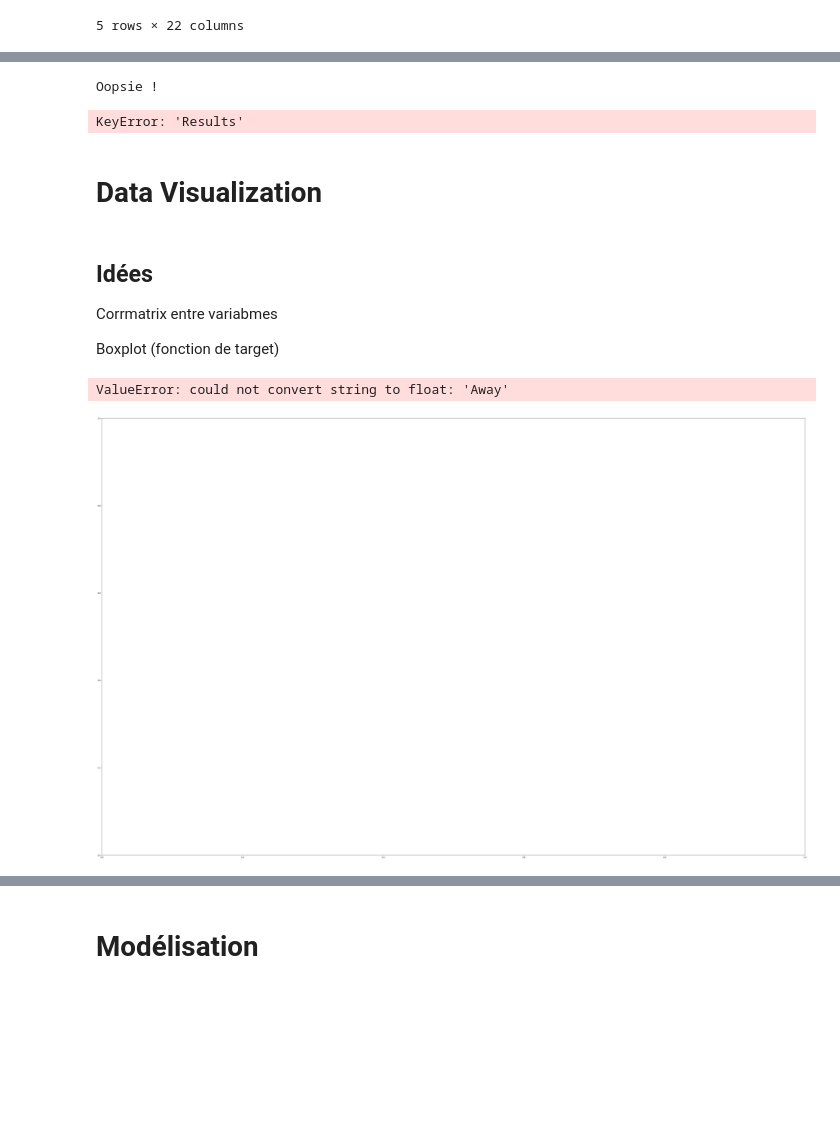
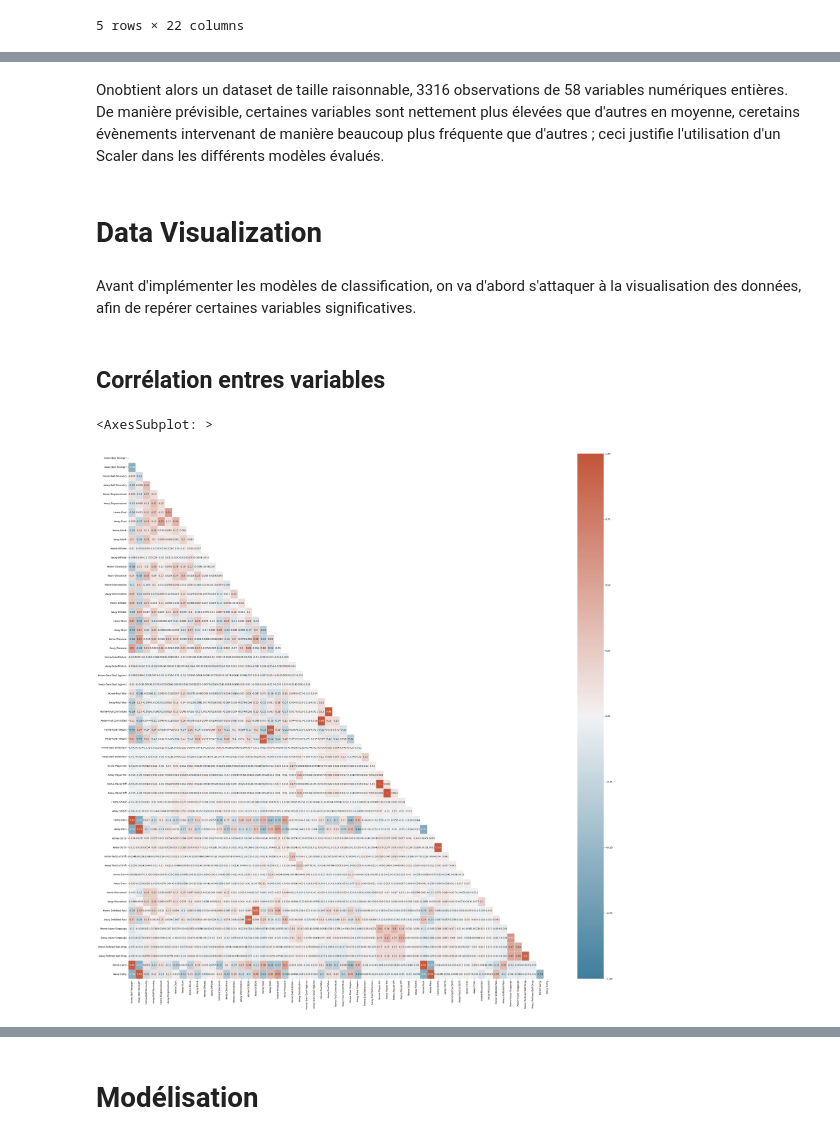
Before and after one commit to JorisCaudard/Algorithme-ML-Football-Match-results-Predictions-, a Jupyter notebook: matchResultPrediction.ipynb, the cells around one changed output, grey strips where cells are left out. Saved outputs shown, nothing was run; the diff lists cells and outputs as text; code cells hidden in the pictures; blank space fills up the shorter version.

Commit message:
Gros COMMIT

```diff
--- a/matchResultPrediction.ipynb
+++ b/matchResultPrediction.ipynb
@@ -92 +251,3 @@ matchStats['Results'] = matchStats.apply(result, axis = 1)
+# %%
+fullMatchData, fullTargetData = allCompetitionEventsCount()
 # %%
@@ -108,28 +266,0 @@ matchStats.set_index('match_id', inplace=True)
-# %%
-#Colonnes à ajouter au Dataset
-EVENT_NAMES = ["Ball Receipt*", "Ball Recovery", "Dispossessed", "Duel", "Block", "Offside", "Clearance", "Interception", "Dribble", "Shot", "Pressure", "Substitution", "Own Goal Against", "Foul Won", "Foul Committed", "Goal Keeper", "Bad Behaviour", "Player On", "Player Off", "Shield", "Pass", "50/50", "Tactical Shift", "Error", "Miscontrol", "Dribbled Past", "Injury Stoppage", "Referee Ball-Drop", "Carry"]
-
-try:
-    for matchId in matchStats.index:
-        #Récupérer tout les events du matchs
-        matchEventFull = sb.events(match_id = matchId)
-
-        #Ne conserver que ceux pour lesquels period = 1 (1ere mi-temps)
-        matchEventFull = matchEventFull.loc[matchEventFull['period'] == 1]
-
-        #On compte le nombre d'occurences de chaque event par team
-        eventCountByTeam = matchEventFull.groupby(by=['team', 'type'])['type'].count().unstack(level=1)
-
-        #On récupère les noms de chaque équipe
-        homeTeamName = matchStats.loc[matchId,'home_team']
-        awayTeamName = matchStats.loc[matchId,'away_team']
-
-
-        #On ajoute les colonnes features intéressantes au dataframe matchStats
-        for name in EVENT_NAMES:
-            matchStats.loc[matchId, "Home-" + name] = eventCountByTeam.loc[homeTeamName, name] if name in eventCountByTeam.loc[homeTeamName].index else 0
-            matchStats.loc[matchId, "Away-" + name] = eventCountByTeam.loc[awayTeamName, name] if name in eventCountByTeam.loc[awayTeamName].index else 0
-except:
-    print("Oopsie !")
-# %% [output]
-Oopsie !
@@ -138,24 +267,25 @@ matchStats.fillna(0, inplace= True)
-# %%
-#On crée le dataset "final"
-matchStats = matchStats.iloc[:, 4:]
-target = matchStats['Results']
-matchStats = matchStats.iloc[:,1:].astype(int)
-# %% [output]
-KeyError: 'Results'
+# %% [markdown]
+Onobtient alors un dataset de taille raisonnable, 3316 observations de 58 variables numériques entières. De manière prévisible, certaines variables sont nettement plus élevées que d'autres en moyenne, ceretains évènements intervenant de manière beaucoup plus fréquente que d'autres ; ceci justifie l'utilisation d'un Scaler dans les différents modèles évalués.
 # %% [markdown]
 # Data Visualization
-# %% [markdown]
-## Idées
-
-Corrmatrix entre variabmes
-
-Boxplot (fonction de target)
+# %% [markdown]
+Avant d'implémenter les modèles de classification, on va d'abord s'attaquer à la visualisation des données, afin de repérer certaines variables significatives.
+# %% [markdown]
+## Corrélation entres variables
 # %%
-cMap = sns.diverging_palette(230, 20, as_cmap=True)
+#Palette de contraste
+COLOR_MAP = sns.diverging_palette(230, 20, as_cmap=True)
 
-
-fig, ax = plt.subplots(figsize= (64,40))
-sns.heatmap(matchStats.corr(), mask = np.triu(np.ones_like(matchStats.corr(), dtype = bool)), cmap = cMap, annot = True, linewidths = .5, vmin = -1, vmax = 1)
+#Figure matplotlib
+fig, ax = plt.subplots(figsize= (40,40))
+#
+sns.heatmap(fullMatchData.corr(), #Plot de la matrice de corrélation
+            mask = np.triu(np.ones_like(fullMatchData.corr(), dtype = bool)), #On n'affiche que la partie triangulaire inférieure de la matrice de corrélation
+            cmap = COLOR_MAP,
+            annot = True, #On affiche les valeurs du coeeficient de corrélation
+            linewidths = .5,
+            vmin = -1,
+            vmax = 1)
 # %% [output]
-ValueError: could not convert string to float: 'Away'
+<AxesSubplot: >
-[figure, old version]
+[figure, new version]
```
Also changed, not shown: parts of 51 cells of this notebook, 3 other files.
